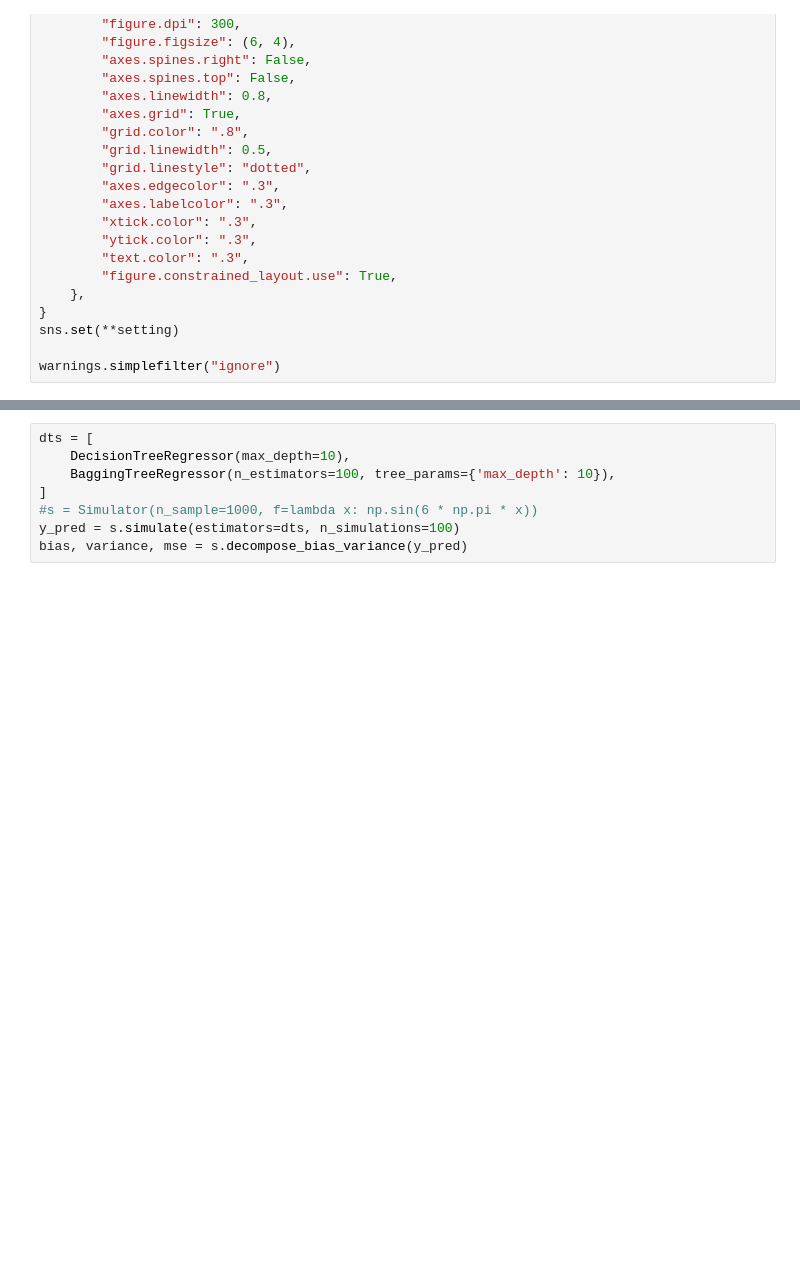
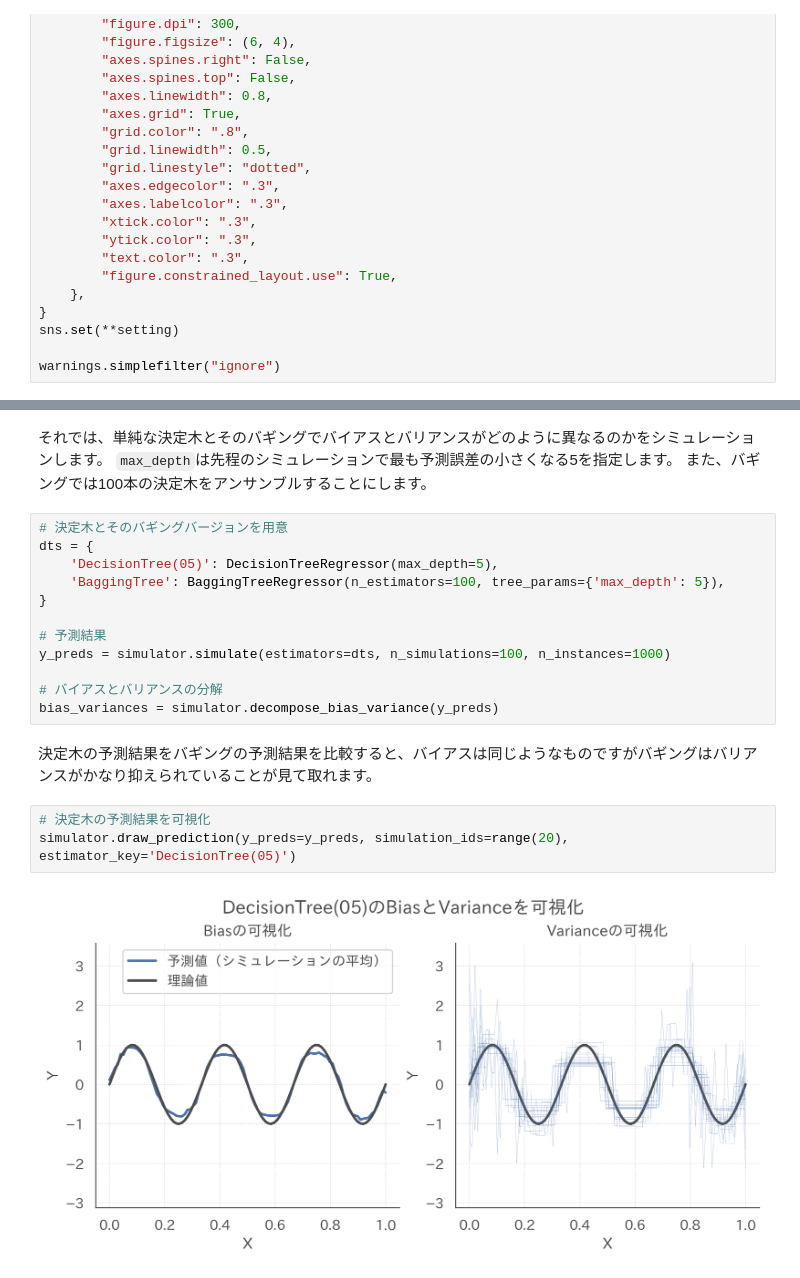
Before and after one commit to dropout009/bias_variance, a Jupyter notebook: main.ipynb, the cells around one changed output, grey strips where cells are left out. Drawn from its saved outputs; the diff is of its cells as text; blank space fills up the shorter version.

```diff
--- a/main.ipynb
+++ b/main.ipynb
@@ -381,9 +586,24 @@ class BaggingTreeRegressor:
         return np.column_stack([e.predict(X) for e in self.estimators]).mean(axis=1)
+# %% [markdown]
+それでは、単純な決定木とそのバギングでバイアスとバリアンスがどのように異なるのかをシミュレーションします。
+`max_depth`は先程のシミュレーションで最も予測誤差の小さくなる5を指定します。
+また、バギングでは100本の決定木をアンサンブルすることにします。
 # %%
-dts = [
-    DecisionTreeRegressor(max_depth=10),
-    BaggingTreeRegressor(n_estimators=100, tree_params={'max_depth': 10}),
-]
-#s = Simulator(n_sample=1000, f=lambda x: np.sin(6 * np.pi * x))
-y_pred = s.simulate(estimators=dts, n_simulations=100)
-bias, variance, mse = s.decompose_bias_variance(y_pred)
+# 決定木とそのバギングバージョンを用意
+dts = {
+    'DecisionTree(05)': DecisionTreeRegressor(max_depth=5),
+    'BaggingTree': BaggingTreeRegressor(n_estimators=100, tree_params={'max_depth': 5}),
+}
+
+# 予測結果
+y_preds = simulator.simulate(estimators=dts, n_simulations=100, n_instances=1000)
+
+# バイアスとバリアンスの分解
+bias_variances = simulator.decompose_bias_variance(y_preds)
+# %% [markdown]
+決定木の予測結果をバギングの予測結果を比較すると、バイアスは同じようなものですがバギングはバリアンスがかなり抑えられていることが見て取れます。
+# %%
+# 決定木の予測結果を可視化
+simulator.draw_prediction(y_preds=y_preds, simulation_ids=range(20), estimator_key='DecisionTree(05)')
+# %% [output]
+[figure, added]
```
Also changed, not shown: parts of 37 cells of this notebook.
